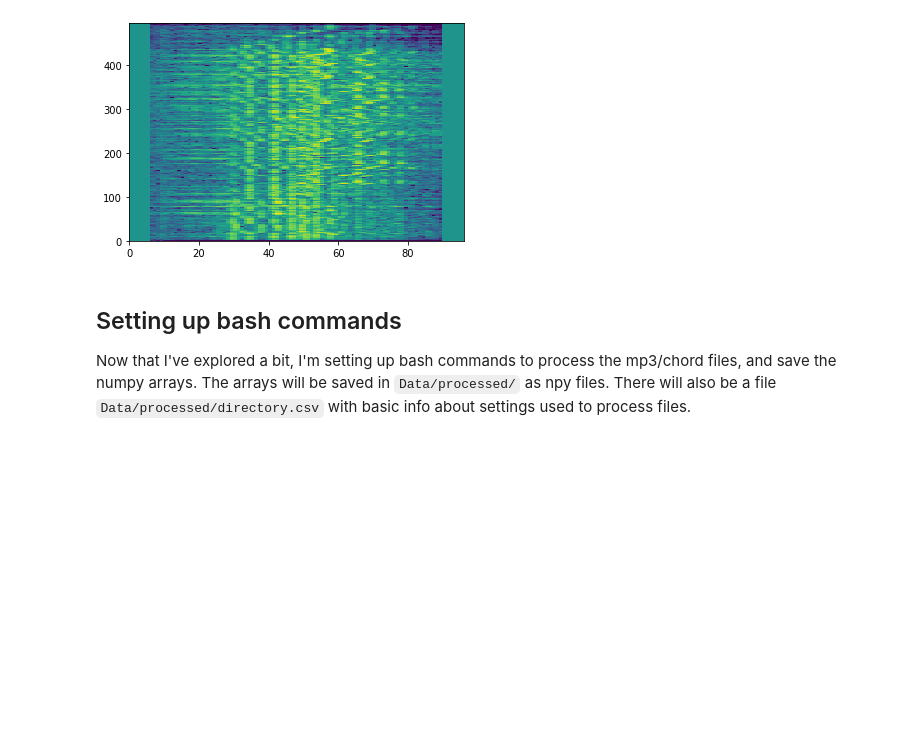
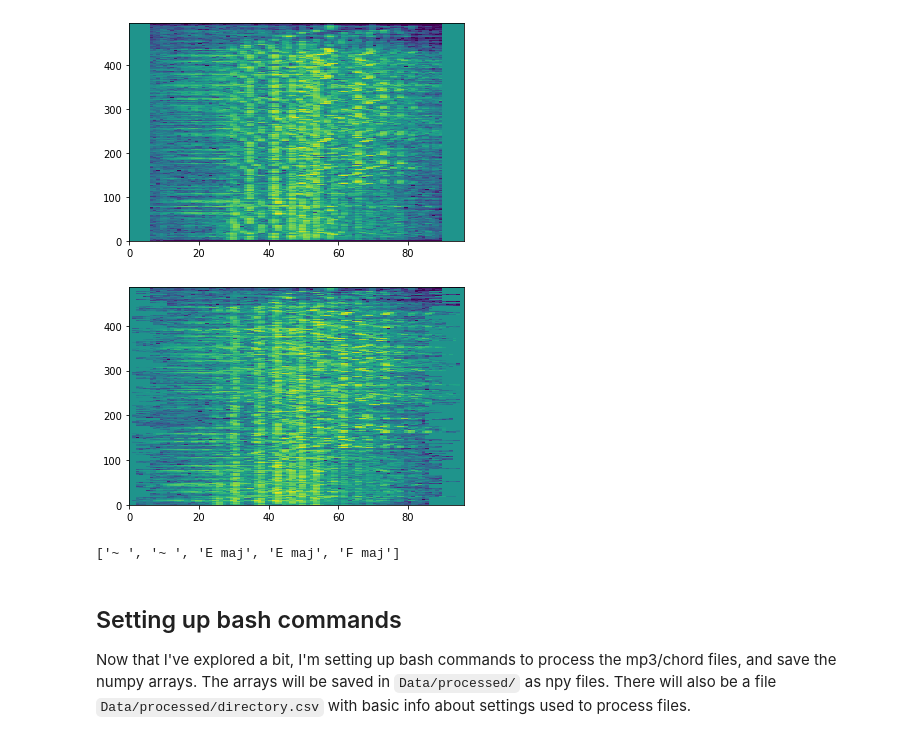
Before and after one commit to tristanlmiller/auto-guitar-tabs, a Jupyter notebook: Logistic Regression model.ipynb, the cells around one changed output. Cells and saved outputs as stored; diff of their text form; code cells hidden in the pictures; blank space fills up the shorter version.

Commit message:
reorganize chord_process, test chord_prediction

```diff
--- a/Logistic Regression model.ipynb
+++ b/Logistic Regression model.ipynb
@@ -132,3 +132,6 @@ for frac in np.arange(0.2,1.2,0.2):
     predict_valid = root_model.predict(features_valid)
     train_scores.append(sklearn.metrics.f1_score(predict_play,labels_play[:n_rows,0],average='weighted'))
     test_scores.append(sklearn.metrics.f1_score(predict_valid,labels_valid[:,0],average='weighted'))
+# %%
+#code to train model just once
+root_model.fit(features_play, labels_play[:,0]);
@@ -232,3 +241,16 @@ plt.pcolor(song_features);
 [figure]
 # %%
 !rm test.mp3
+# %%
+root_labels = root_model.predict(song_features)
+
+song_labels = np.zeros((root_labels.shape[0],4))
+song_labels[:,1:] = np.nan
+song_labels[:,0] = root_labels
+
+standard_song_features, standard_song_labels = chord_loader.standardize_root(
+    song_features,song_labels,1)
+# %%
+plt.pcolor(standard_song_features);
+# %% [output]
+[figure, added]
@@ -235,3 +263,7 @@ plt.pcolor(song_features);
+# %%
+chord_symbols[0:5]
+# %% [output]
+['~ ', '~ ', 'E maj', 'E maj', 'F maj']
 # %% [markdown]
 ## Setting up bash commands
 Now that I've explored a bit, I'm setting up bash commands to process the mp3/chord files, and save the numpy arrays.  The arrays will be saved in `Data/processed/` as npy files.  There will also be a file `Data/processed/directory.csv` with basic info about settings used to process files.
```
Also changed, not shown: parts of 3 cells of this notebook, 2 other files.
